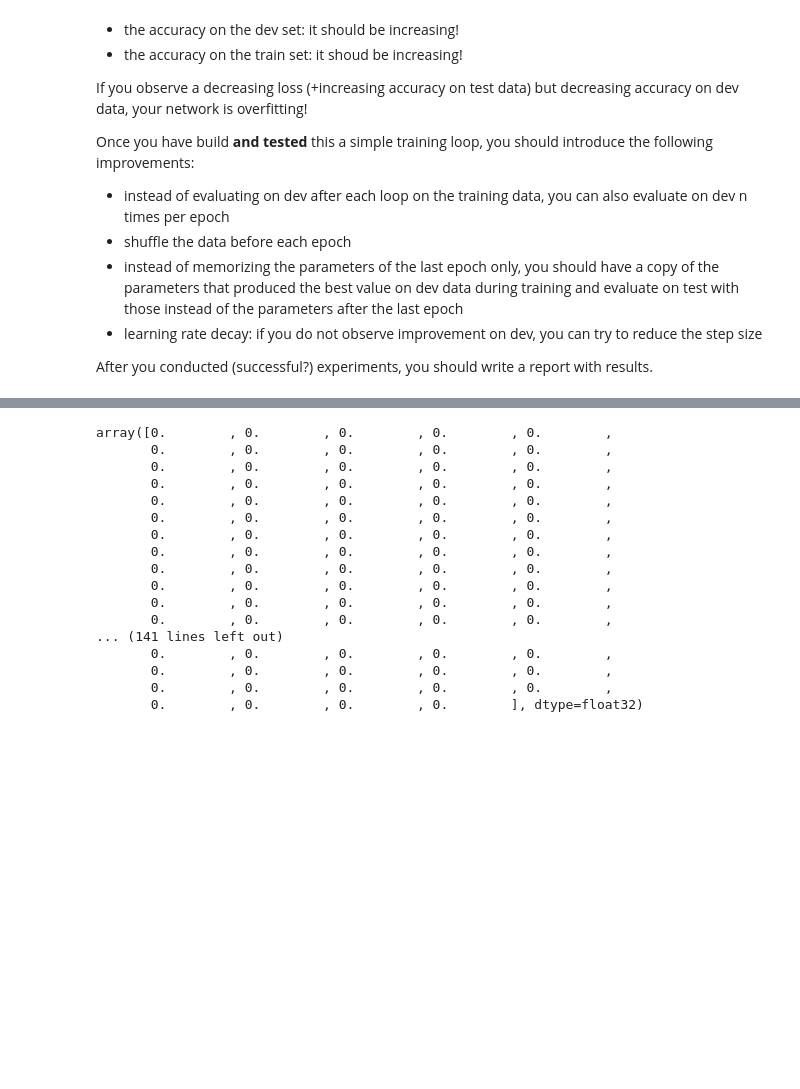
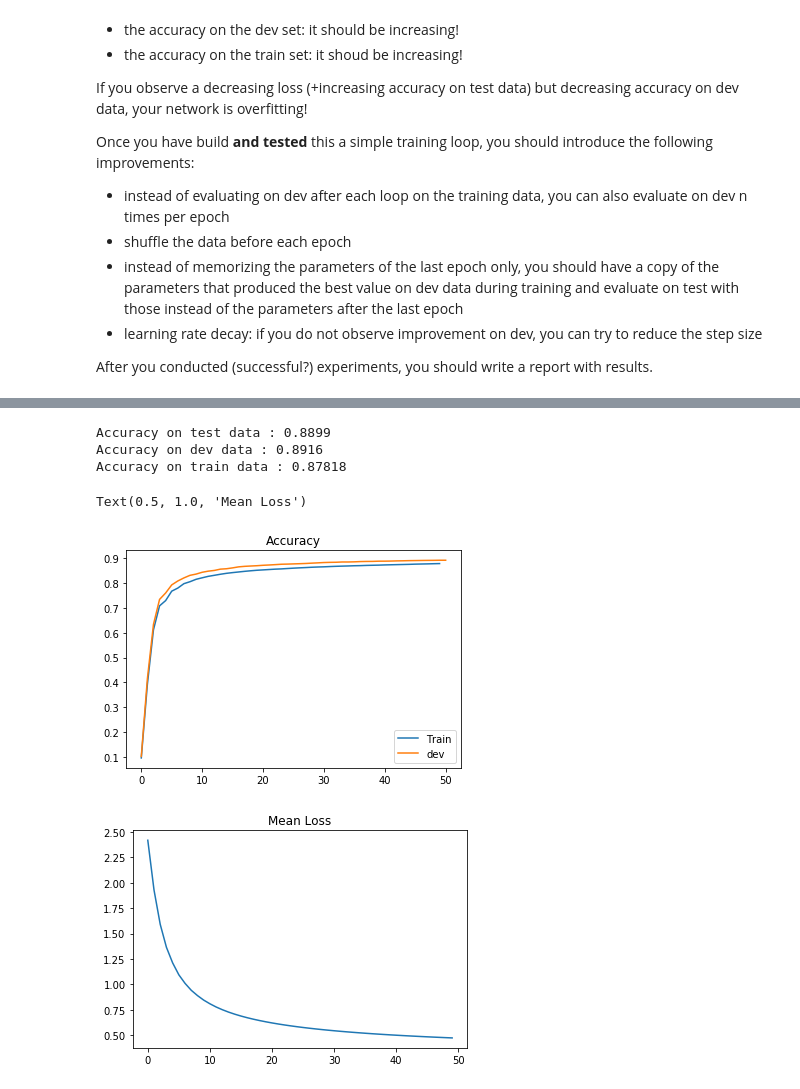
Before and after one commit to FlorianBertelli/M2_AIC, a Jupyter notebook: DeepLearning/TP1.ipynb, the cells around one changed output, grey strips where cells are left out. Cells and saved outputs as stored; diff of their text form; code cells hidden in the pictures; blank space fills up the shorter version.

```diff
--- a/DeepLearning/TP1.ipynb
+++ b/DeepLearning/TP1.ipynb
@@ -266,7 +255,7 @@ def nll(x, gold):
 # Output:
 # - gradient wrt x
 def backward_nll(x, gold, g):
-    g_x = np.zeros(len(x))
+    g_x = np.zeros((len(x),1))
     g_x[gold]= -1
     g_x += softmax(x)
     g_x = g_x * g
@@ -295,7 +284,7 @@ Your implementation should pass this test.
 # this is python re-implementation of the test from the Dynet library
 # https://github.com/clab/dynet/blob/master/dynet/grad-check.cc
 
-def is_almost_equal(grad, computed_grad):
+def is_almost_equal(grad, computed_grad):print
     #print(grad, computed_grad)
     f = abs(grad - computed_grad)
     m = max(abs(grad), abs(computed_grad))
@@ -423,7 +401,7 @@ In our simple example, creating the neural network is simply instantiating the p
 They must be ndarray object with the correct dimensions.
 # %%
 def create_parameters(dim_input, dim_output):
-    W = np.ones((dim_input,dim_output))
+    W = np.ones((dim_output,dim_input))
     b = np.ones((dim_output,1))
 
     return W, b
@@ -467,17 +445,3 @@ Once you have build **and tested** this a simple training loop, you should intro
 * learning rate decay: if you do not observe improvement on dev, you can try to reduce the step size
 
 After you conducted (successful?) experiments, you should write a report with results.
-# %%
-# before training, we initialize the parameters of the network
-zero_init(b)
-glorot_init(W)
-
-n_epochs = 5 # number of epochs
-step = 0.01 # step size for gradient updates
-
-for epoch in range(n_epochs):
-    for data,label in (train_data[0], train_data[1]):
-
-
-# Test evaluation
-# TODO
@@ -486,20 +447,0 @@ SyntaxError: unexpected EOF while parsing (<ipython-input-92-963c966de54d>, line
-# %%
-train_data[0][2]
-# %% [output]
-array([0.        , 0.        , 0.        , 0.        , 0.        ,
-       0.        , 0.        , 0.        , 0.        , 0.        ,
-       0.        , 0.        , 0.        , 0.        , 0.        ,
-       0.        , 0.        , 0.        , 0.        , 0.        ,
-       0.        , 0.        , 0.        , 0.        , 0.        ,
-       0.        , 0.        , 0.        , 0.        , 0.        ,
-       0.        , 0.        , 0.        , 0.        , 0.        ,
-       0.        , 0.        , 0.        , 0.        , 0.        ,
-       0.        , 0.        , 0.        , 0.        , 0.        ,
-       0.        , 0.        , 0.        , 0.        , 0.        ,
-       0.        , 0.        , 0.        , 0.        , 0.        ,
-       0.        , 0.        , 0.        , 0.        , 0.        ,
-... (141 lines left out)
-       0.        , 0.        , 0.        , 0.        , 0.        ,
-       0.        , 0.        , 0.        , 0.        , 0.        ,
-       0.        , 0.        , 0.        , 0.        , 0.        ,
-       0.        , 0.        , 0.        , 0.        ], dtype=float32)
@@ -505,0 +529,21 @@ array([0.        , 0.        , 0.        , 0.        , 0.        ,
+# %%
+print('Accuracy on test data : {}'.format(acc_test))
+print('Accuracy on dev data : {}'.format(acc_dev))
+print('Accuracy on train data : {}'.format(acc))
+# %% [output]
+Accuracy on test data : 0.8899
+Accuracy on dev data : 0.8916
+Accuracy on train data : 0.87818
+# %%
+plt.plot(tab_acc , label='Train')
+plt.plot(tab_acc_dev, label="dev")
+plt.title("Accuracy")
+plt.legend()
+plt.figure()
+
+plt.plot(tab_loss)
+plt.title("Mean Loss")
+# %% [output]
+Text(0.5, 1.0, 'Mean Loss')
+[figure, added]
+[figure, added]
```
Also changed, not shown: parts of 9 cells of this notebook, 1 other file.
